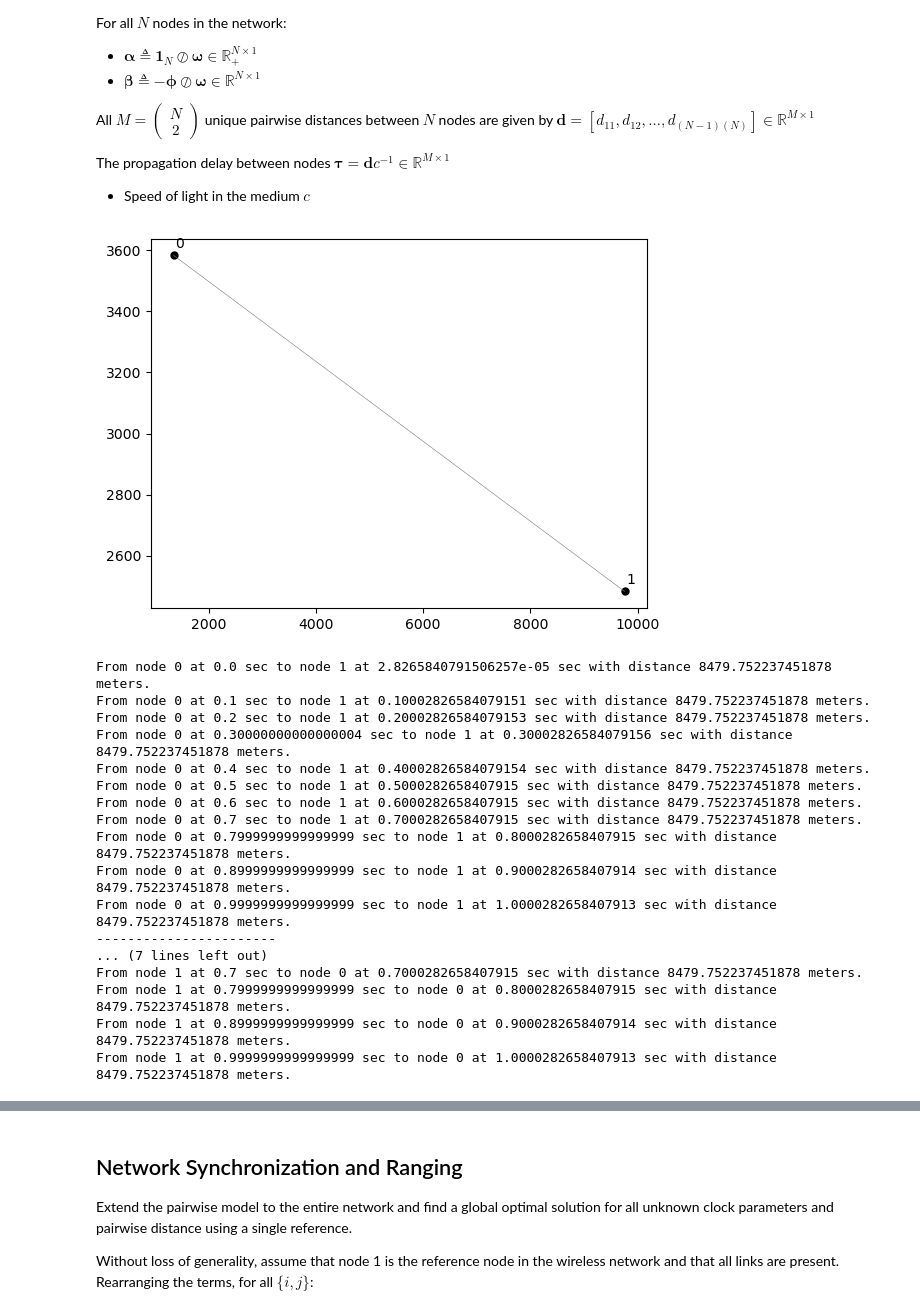
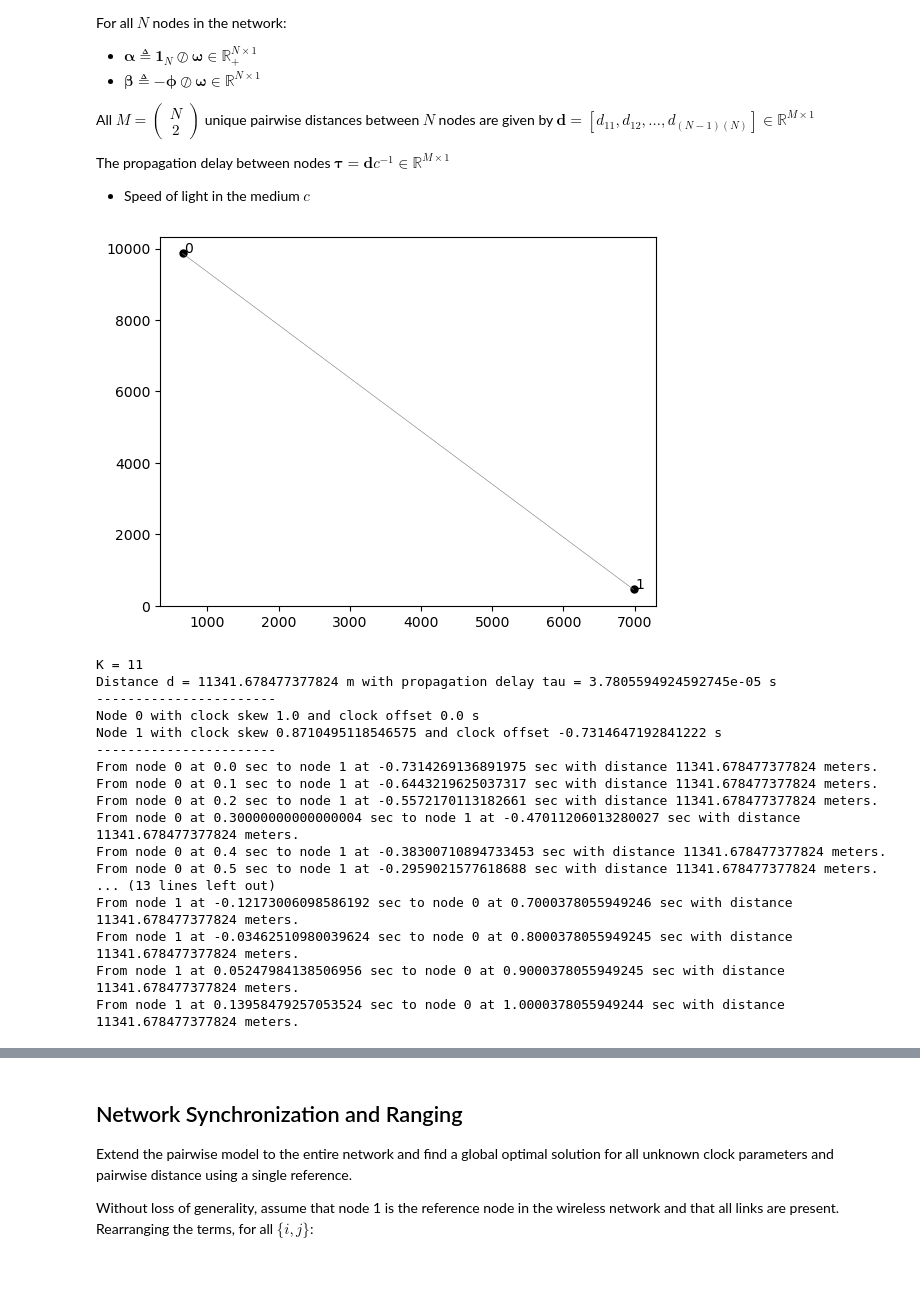
Before and after one commit to AlexanderJamesBecoy/joint-ranging-and-timing-simulation, a Jupyter notebook: rajan2011.ipynb, the cells around one changed output, grey strips where cells are left out. Drawn from its saved outputs; the diff is of its cells as text; code cells hidden in the pictures; blank space fills up the shorter version.

```diff
--- a/rajan2011.ipynb
+++ b/rajan2011.ipynb
@@ -110,10 +110,10 @@ class Node:
         self.Rx_mailbox = []
 
     def __call__(self, *args, **kwds):
-        print(f'Node {self.node_id}')
+        print(f'Node {self.node_id} with clock skew {self.clock_skew} and clock offset {self.clock_offset} s')
 
     def __str__(self):
-        return f'Node {self.node_id}'
+        return f'Node {self.node_id} with clock skew {self.clock_skew} and clock offset {self.clock_offset} s'
 
     def connect_node(self, other: 'Node') -> None:
         """
@@ -256,50 +256,60 @@ def calculate_propagation_delay(distances: np.ndarray) -> np.ndarray:
 # %%
 N = 2
 nodes = [Node(i,
               x=np.random.uniform(low=0, high=10e3),
-              y=np.random.uniform(low=0, high=10000),
-              clock_skew=np.random.uniform(low=1.0, high=1.0),
-              clock_offset=np.random.uniform(low=0.0, high=0.0)
+              y=np.random.uniform(low=0, high=10e3),
+              clock_skew=np.random.uniform(low=0.8, high=1.2),
+              clock_offset=np.random.uniform(low=-1.0, high=1.0)
               ) for i in range(N)]
 randomly_connect(nodes, prob_thresh=0.0)
 display_nodes(nodes=nodes)
 
 T = 1.0
 dt = 0.1
 t = 0.0
 K = 0
 
+# Normalize node 0
+nodes[0].clock_skew = 1.0
+nodes[0].clock_offset = 0.0
+
 while t < T:
     update_nodes(nodes, t)
     round_robin(nodes)
     K += 1
     t += dt
 # %% [output]
-[figure, old version]
+[figure, new version]
 # %%
+print(f'K = {K}')
+print(f'Distance d = {nodes[0].Tx_mailbox[0].distance} m with propagation delay tau = {nodes[0].Tx_mailbox[0].distance/c} s')
+print('-----------------------')
+print(nodes[0])
+print(nodes[1])
+print('-----------------------')
 for i in range(len(nodes[0].Tx_mailbox)):
     print(nodes[0].Tx_mailbox[i])
 print('-----------------------')
 for i in range(len(nodes[0].Rx_mailbox)):
     print(nodes[0].Rx_mailbox[i])
 # %% [output]
-From node 0 at 0.0 sec to node 1 at 2.8265840791506257e-05 sec with distance 8479.752237451878 meters.
-From node 0 at 0.1 sec to node 1 at 0.10002826584079151 sec with distance 8479.752237451878 meters.
-From node 0 at 0.2 sec to node 1 at 0.20002826584079153 sec with distance 8479.752237451878 meters.
-From node 0 at 0.30000000000000004 sec to node 1 at 0.30002826584079156 sec with distance 8479.752237451878 meters.
-From node 0 at 0.4 sec to node 1 at 0.40002826584079154 sec with distance 8479.752237451878 meters.
-From node 0 at 0.5 sec to node 1 at 0.5000282658407915 sec with distance 8479.752237451878 meters.
-From node 0 at 0.6 sec to node 1 at 0.6000282658407915 sec with distance 8479.752237451878 meters.
-From node 0 at 0.7 sec to node 1 at 0.7000282658407915 sec with distance 8479.752237451878 meters.
-From node 0 at 0.7999999999999999 sec to node 1 at 0.8000282658407915 sec with distance 8479.752237451878 meters.
-From node 0 at 0.8999999999999999 sec to node 1 at 0.9000282658407914 sec with distance 8479.752237451878 meters.
-From node 0 at 0.9999999999999999 sec to node 1 at 1.0000282658407913 sec with distance 8479.752237451878 meters.
+K = 11
+Distance d = 11341.678477377824 m with propagation delay tau = 3.7805594924592745e-05 s
 -----------------------
-... (7 lines left out)
-From node 1 at 0.7 sec to node 0 at 0.7000282658407915 sec with distance 8479.752237451878 meters.
-From node 1 at 0.7999999999999999 sec to node 0 at 0.8000282658407915 sec with distance 8479.752237451878 meters.
-From node 1 at 0.8999999999999999 sec to node 0 at 0.9000282658407914 sec with distance 8479.752237451878 meters.
-From node 1 at 0.9999999999999999 sec to node 0 at 1.0000282658407913 sec with distance 8479.752237451878 meters.
+Node 0 with clock skew 1.0 and clock offset 0.0 s
+Node 1 with clock skew 0.8710495118546575 and clock offset -0.7314647192841222 s
+-----------------------
+From node 0 at 0.0 sec to node 1 at -0.7314269136891975 sec with distance 11341.678477377824 meters.
+From node 0 at 0.1 sec to node 1 at -0.6443219625037317 sec with distance 11341.678477377824 meters.
+From node 0 at 0.2 sec to node 1 at -0.5572170113182661 sec with distance 11341.678477377824 meters.
+From node 0 at 0.30000000000000004 sec to node 1 at -0.47011206013280027 sec with distance 11341.678477377824 meters.
+From node 0 at 0.4 sec to node 1 at -0.38300710894733453 sec with distance 11341.678477377824 meters.
+From node 0 at 0.5 sec to node 1 at -0.2959021577618688 sec with distance 11341.678477377824 meters.
+... (13 lines left out)
+From node 1 at -0.12173006098586192 sec to node 0 at 0.7000378055949246 sec with distance 11341.678477377824 meters.
+From node 1 at -0.03462510980039624 sec to node 0 at 0.8000378055949245 sec with distance 11341.678477377824 meters.
+From node 1 at 0.05247984138506956 sec to node 0 at 0.9000378055949245 sec with distance 11341.678477377824 meters.
+From node 1 at 0.13958479257053524 sec to node 0 at 1.0000378055949244 sec with distance 11341.678477377824 meters.
 # %% [markdown]
 ## Pairwise Synchronization and Distance Estimation
 
```
Also changed, not shown: parts of 6 cells of this notebook.
